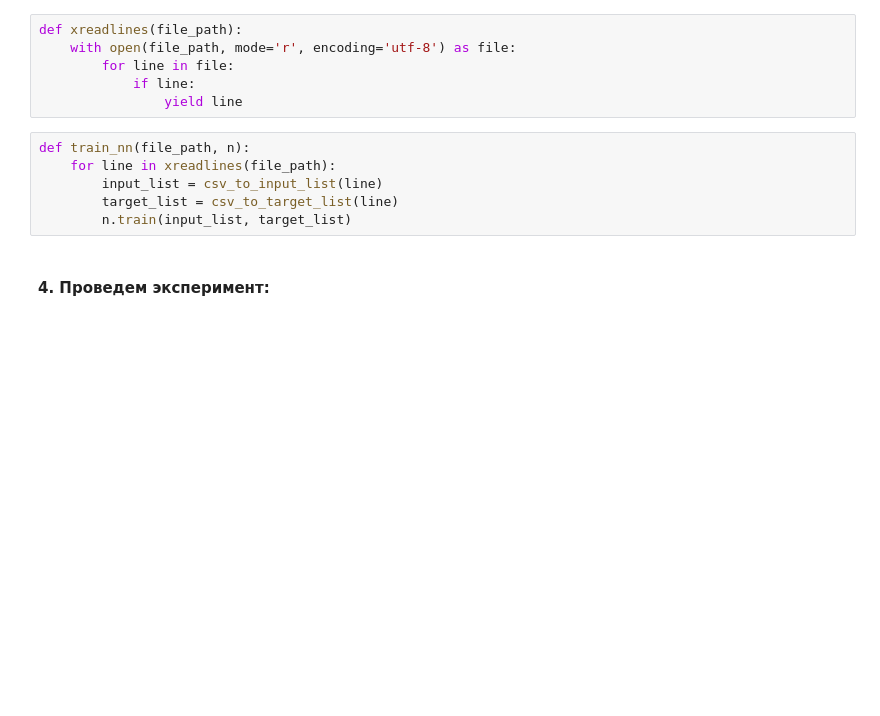
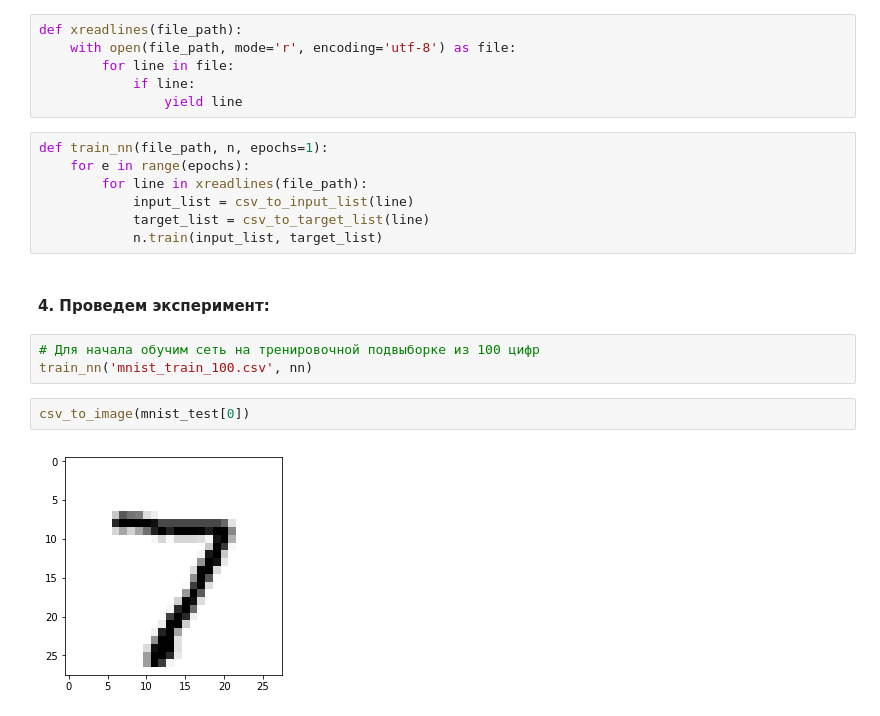
Before and after one commit to AndrewLrrr/neural-network, a Jupyter notebook: mnist/mnist_classification.ipynb, the cells around one changed output. Saved outputs shown, nothing was run; the diff lists cells and outputs as text; blank space fills up the shorter version.

Commit message:
Finish with mnist dataset part

```diff
--- a/mnist/mnist_classification.ipynb
+++ b/mnist/mnist_classification.ipynb
@@ -177,10 +177,18 @@ def xreadlines(file_path):
             if line:
                 yield line
 # %%
-def train_nn(file_path, n):
-    for line in xreadlines(file_path):
-        input_list = csv_to_input_list(line)
-        target_list = csv_to_target_list(line)
-        n.train(input_list, target_list)
+def train_nn(file_path, n, epochs=1):
+    for e in range(epochs):
+        for line in xreadlines(file_path):
+            input_list = csv_to_input_list(line)
+            target_list = csv_to_target_list(line)
+            n.train(input_list, target_list)
 # %% [markdown]
 #### 4. Проведем эксперимент:
+# %%
+# Для начала обучим сеть на тренировочной подвыборке из 100 цифр
+train_nn('mnist_train_100.csv', nn)
+# %%
+csv_to_image(mnist_test[0])
+# %% [output]
+[figure, added]
```
Also changed, not shown: parts of 36 cells of this notebook, 1 other file.
